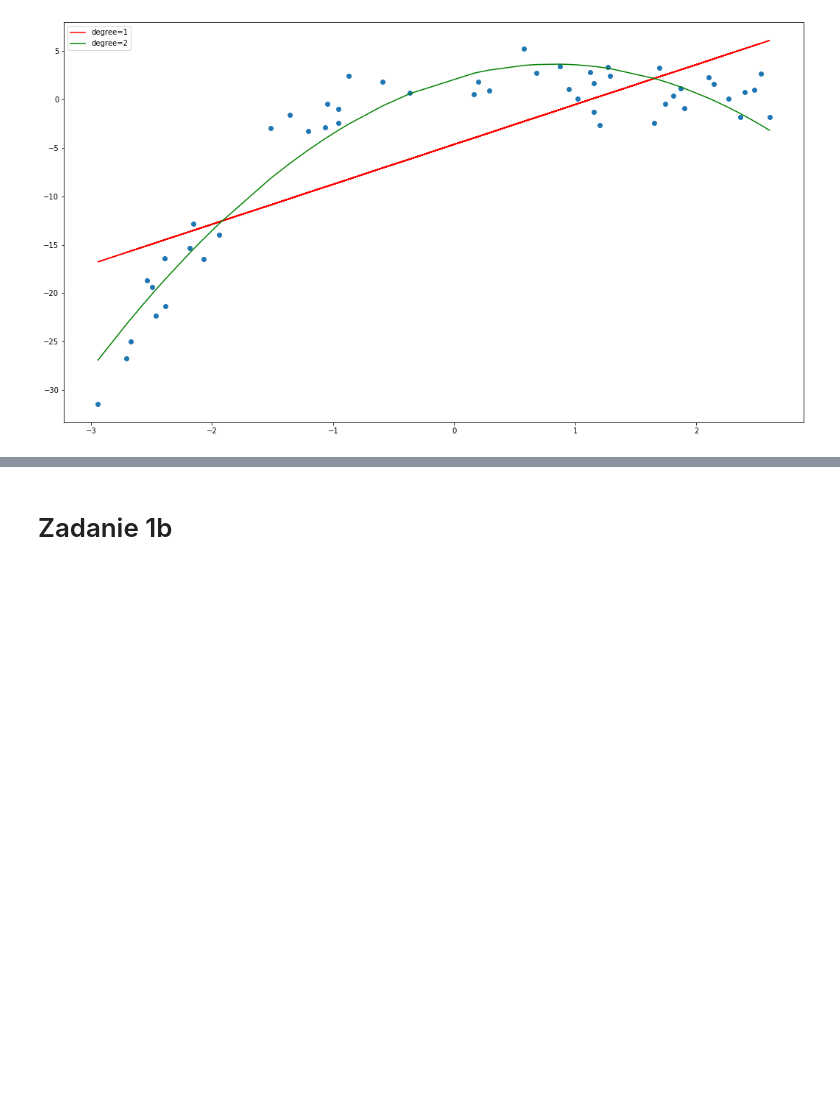
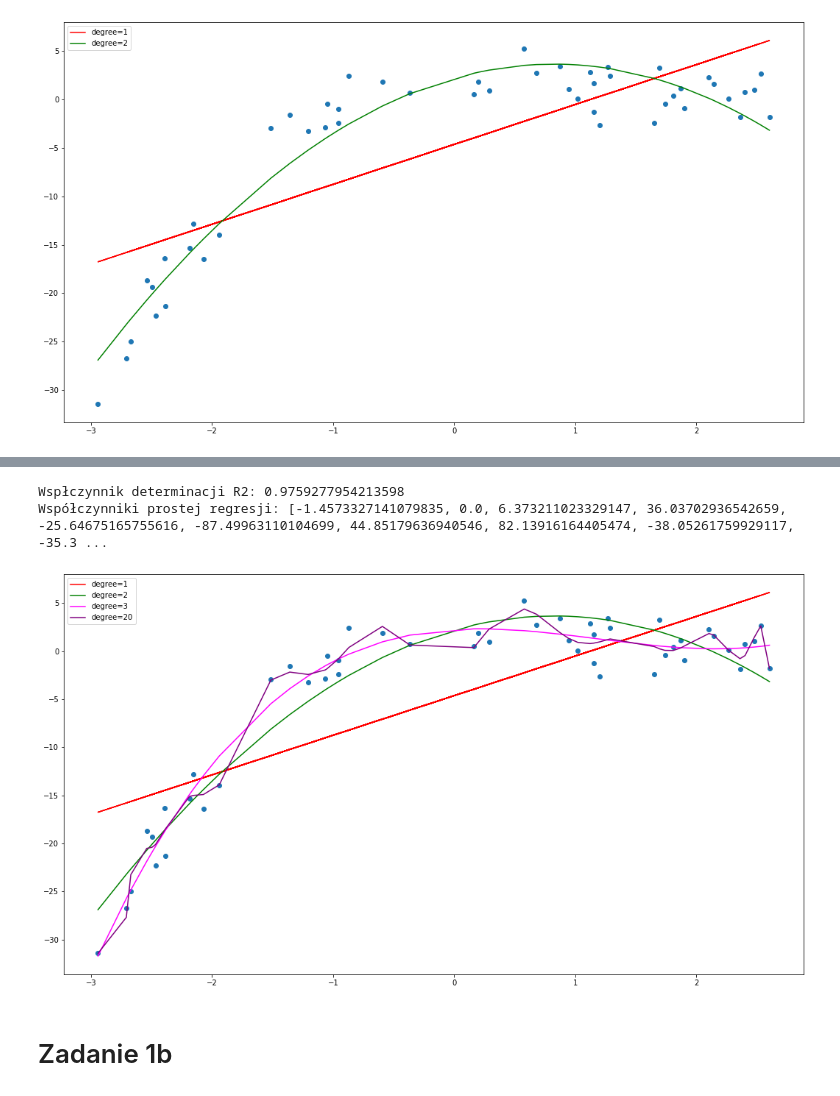
Before and after one commit to imatten/bootcamp_datascience, a Jupyter notebook: notebooks/05_regularyzacja_regresji_liniowej/01_regularyzacja_model_regresji.ipynb, the cells around one changed output, grey strips where cells are left out. Saved outputs shown, nothing was run; the diff lists cells and outputs as text; code cells hidden in the pictures; blank space fills up the shorter version.

```diff
--- a/notebooks/05_regularyzacja_regresji_liniowej/01_regularyzacja_model_regresji.ipynb
+++ b/notebooks/05_regularyzacja_regresji_liniowej/01_regularyzacja_model_regresji.ipynb
@@ -129,0 +182,7 @@ plt.show()
+# %%
+model20 = make_pipeline(
+    PolynomialFeatures(degree=20),
+    LinearRegression()
+)
+
+model20.fit(X, y)
@@ -130,3 +198,45 @@ plt.show()
+# %%
+model20_params = [model20['linearregression'].intercept_] + list(model20['linearregression'].coef_)
+print("Wspłczynnik determinacji R2: {}".format(model20.score(X, y)))
+print("Współczynniki prostej regresji: {}".format(model20_params))
+# %% [output]
+Wspłczynnik determinacji R2: 0.9759277954213598
+Współczynniki prostej regresji: [-1.4573327141079835, 0.0, 6.373211023329147, 36.03702936542659, -25.64675165755616, -87.49963110104699, 44.85179636940546, 82.13916164405474, -38.05261759929117, -35.3 ...
+# %%
+model20_fittedvalues = model20.predict(X) # y = b0 + b1 * x + b2 * x^2 + b3 * x^3 + ... + b20 * x^20
+# %%
+plt.figure(figsize=(18, 10))
+
+plt.scatter(x, y)
+plt.plot(x, x * model1_params[1] + model1_params[0], color='red', label="degree=1")
+
+# -------------------------
+
+sorted_zip = sorted(zip(x, model2_fittedvalues), key=operator.itemgetter(0))
+x_range, y_poly_pred = zip(*sorted_zip)
+
+plt.plot(x_range, y_poly_pred, color='green', label='degree=2')
+
+# -------------------------
+
+sorted_zip = sorted(zip(x, model3_fittedvalues), key=operator.itemgetter(0))
+x_range, y_poly_pred = zip(*sorted_zip)
+
+plt.plot(x_range, y_poly_pred, color='magenta', label='degree=3')
+
+# -------------------------
+
+sorted_zip = sorted(zip(x, model20_fittedvalues), key=operator.itemgetter(0))
+x_range, y_poly_pred = zip(*sorted_zip)
+
+plt.plot(x_range, y_poly_pred, color='purple', label='degree=20')
+
+# -------------------------
+
+plt.legend(loc='upper left')
+plt.show()
+# %% [output]
+[figure, added]
 # %% [markdown]
 # Zadanie 1b
 # %% [markdown]
```
Also changed, not shown: parts of 22 cells of this notebook.
